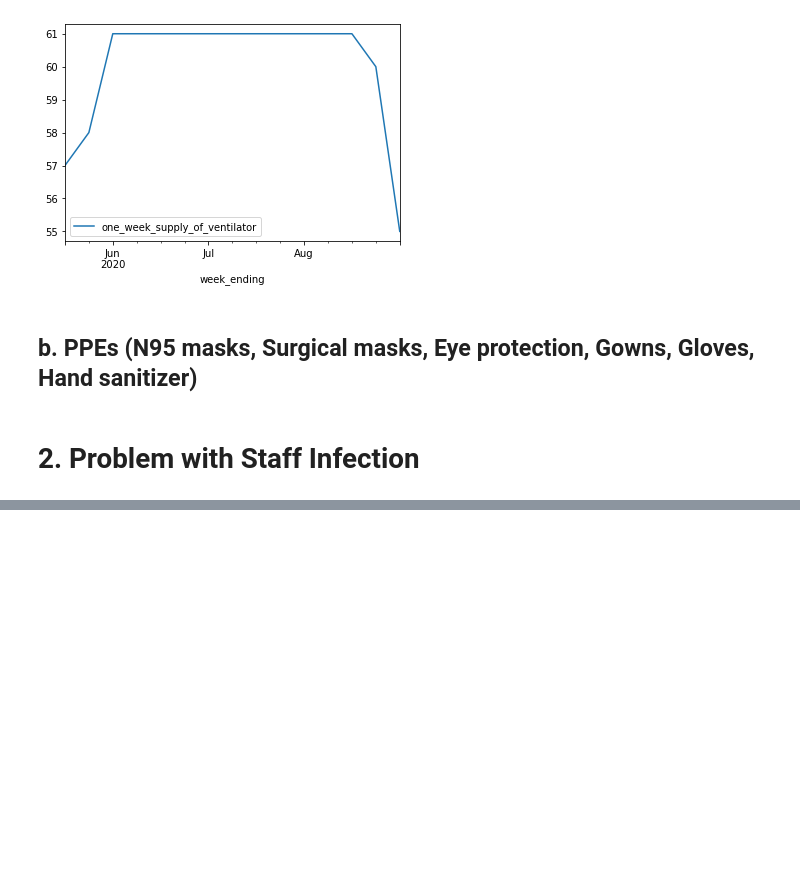
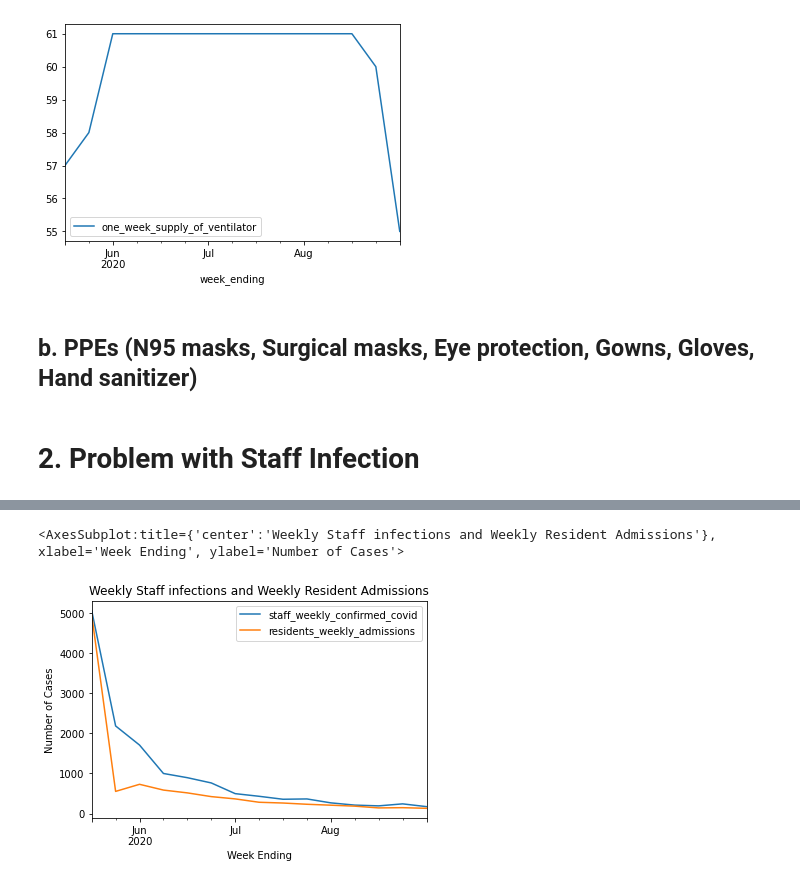
Before and after one commit to yunzhany/NursingHome, a Jupyter notebook: Nursing Home.ipynb, the cells around one changed output, grey strips where cells are left out. Saved outputs shown, nothing was run; the diff lists cells and outputs as text; code cells hidden in the pictures; blank space fills up the shorter version.

```diff
--- a/Nursing Home.ipynb
+++ b/Nursing Home.ipynb
@@ -87,3 +129,9 @@ df[mask2].pivot_table(values = "one_week_supply_of_ventilator", index = "week_en
 ## b. PPEs (N95 masks, Surgical masks, Eye protection, Gowns, Gloves, Hand sanitizer)
 # %% [markdown]
 # 2. Problem with Staff Infection
+# %%
+# Cleanse Data
+df["residents_weekly_admissions"] = df["residents_weekly_admissions"].fillna(0).astype(float)
+# Construct pivot table and store it
+resident_weekly_admissions = df.pivot_table(values = "residents_weekly_admissions", index = "week_ending", aggfunc = "sum")
+resident_weekly_admissions
@@ -89,0 +161,6 @@ df[mask2].pivot_table(values = "one_week_supply_of_ventilator", index = "week_en
+# %%
+# Cleanse data
+df["staff_weekly_confirmed_covid"] = df["staff_weekly_confirmed_covid"].fillna(0).astype(float)
+# Construct pivot table and store it
+staff_weekly_confirmed = df.pivot_table(values = "staff_weekly_confirmed_covid", index = "week_ending", aggfunc = "sum")
+staff_weekly_confirmed
@@ -89,0 +190,7 @@ df[mask2].pivot_table(values = "one_week_supply_of_ventilator", index = "week_en
+# %%
+# Combine those DFs and compare
+staff_infection = staff_weekly_confirmed.merge(resident_weekly_admissions, how = "inner", on = "week_ending")
+staff_infection.plot(title = "Weekly Staff infections and Weekly Resident Admissions", xlabel = "Week Ending", ylabel = "Number of Cases")
+# %% [output]
+<AxesSubplot:title={'center':'Weekly Staff infections and Weekly Resident Admissions'}, xlabel='Week Ending', ylabel='Number of Cases'>
+[figure, added]
```
Also changed, not shown: parts of 16 cells of this notebook.
